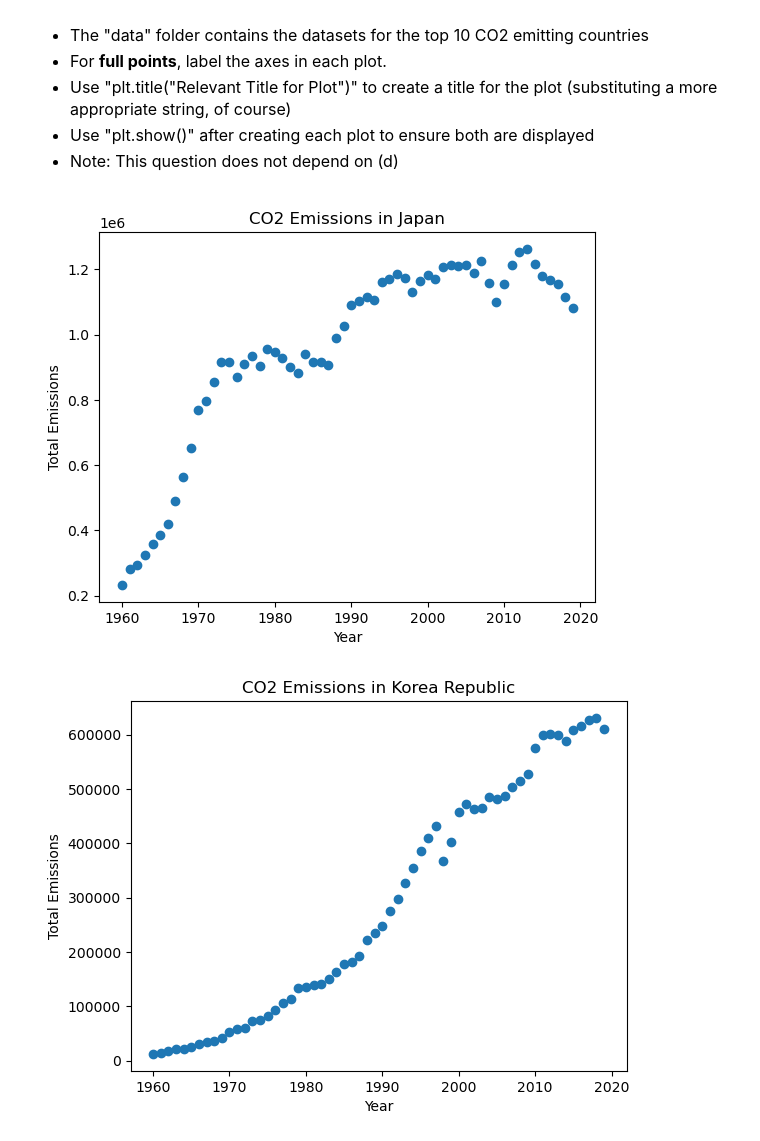
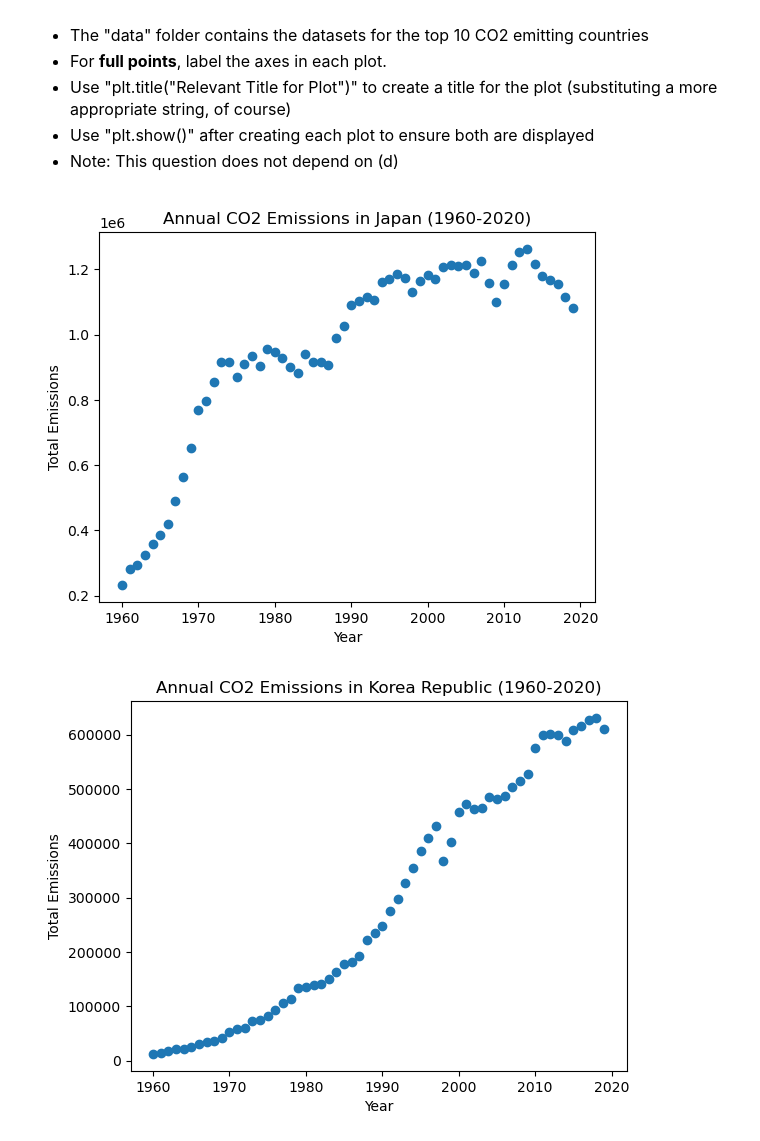
Before and after one commit to hche557/qtm151fall2025, a Jupyter notebook: Assignments/assignment_2/Assignment2.ipynb, the cells around one changed output. Cells and saved outputs as stored; diff of their text form; code cells hidden in the pictures.

```diff
--- a/Assignments/assignment_2/Assignment2.ipynb
+++ b/Assignments/assignment_2/Assignment2.ipynb
@@ -139,20 +139,20 @@ on the x-axis (horizontal axis) and "total_emissions" in the y-axis.
 # %%
 # Write your answer
 jp_emissions = pd.read_csv('data/japan_co2_emissions.csv')
 kr_emissions = pd.read_csv('data/korea_rep_co2_emissions.csv')
 #Japan scatter plot
 plt.scatter(jp_emissions["year"], jp_emissions["total_emissions"])
 plt.xlabel("Year")
 plt.ylabel("Total Emissions")
-plt.title("CO2 Emissions in Japan")
+plt.title("Annual CO2 Emissions in Japan (1960-2020)")
 plt.show()
 
 #Korea scatter plot
 plt.scatter(kr_emissions["year"], kr_emissions["total_emissions"])
 plt.xlabel("Year")
 plt.ylabel("Total Emissions")
-plt.title("CO2 Emissions in Korea Republic")
+plt.title("Annual CO2 Emissions in Korea Republic (1960-2020)")
 plt.show()
 # %% [output]
-[figure, old version]
+[figure, new version]
-[figure, old version]
+[figure, new version]
```
